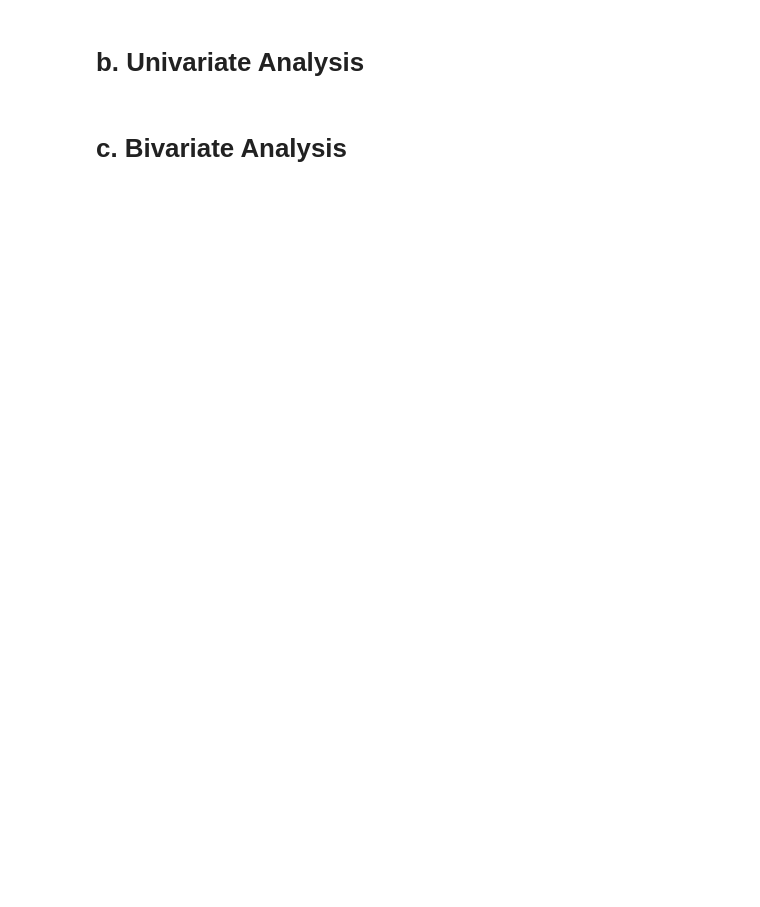
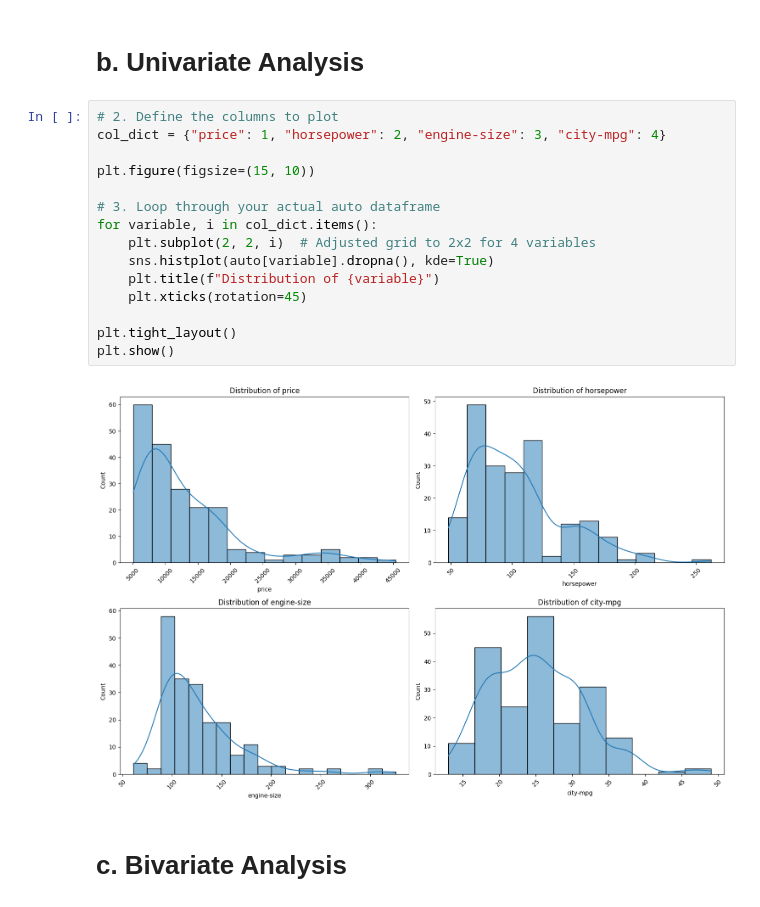
Before and after one commit to stacykeago/analytics-now, a Jupyter notebook: FDA_assignment.ipynb, the cells around one changed output. Saved outputs shown, nothing was run; the diff lists cells and outputs as text; blank space fills up the shorter version.

```diff
--- a/FDA_assignment.ipynb
+++ b/FDA_assignment.ipynb
@@ -186,4 +222,21 @@ dtype: int64
 # %% [markdown]
 # b. Univariate Analysis
+# %%
+# 2. Define the columns to plot
+col_dict = {"price": 1, "horsepower": 2, "engine-size": 3, "city-mpg": 4}
+
+plt.figure(figsize=(15, 10))
+
+# 3. Loop through your actual auto dataframe
+for variable, i in col_dict.items():
+    plt.subplot(2, 2, i)  # Adjusted grid to 2x2 for 4 variables
+    sns.histplot(auto[variable].dropna(), kde=True)
+    plt.title(f"Distribution of {variable}")
+    plt.xticks(rotation=45)
+
+plt.tight_layout()
+plt.show()
+# %% [output]
+[figure, added]
 # %% [markdown]
 # c. Bivariate Analysis
```
Also changed, not shown: parts of 19 cells of this notebook.
